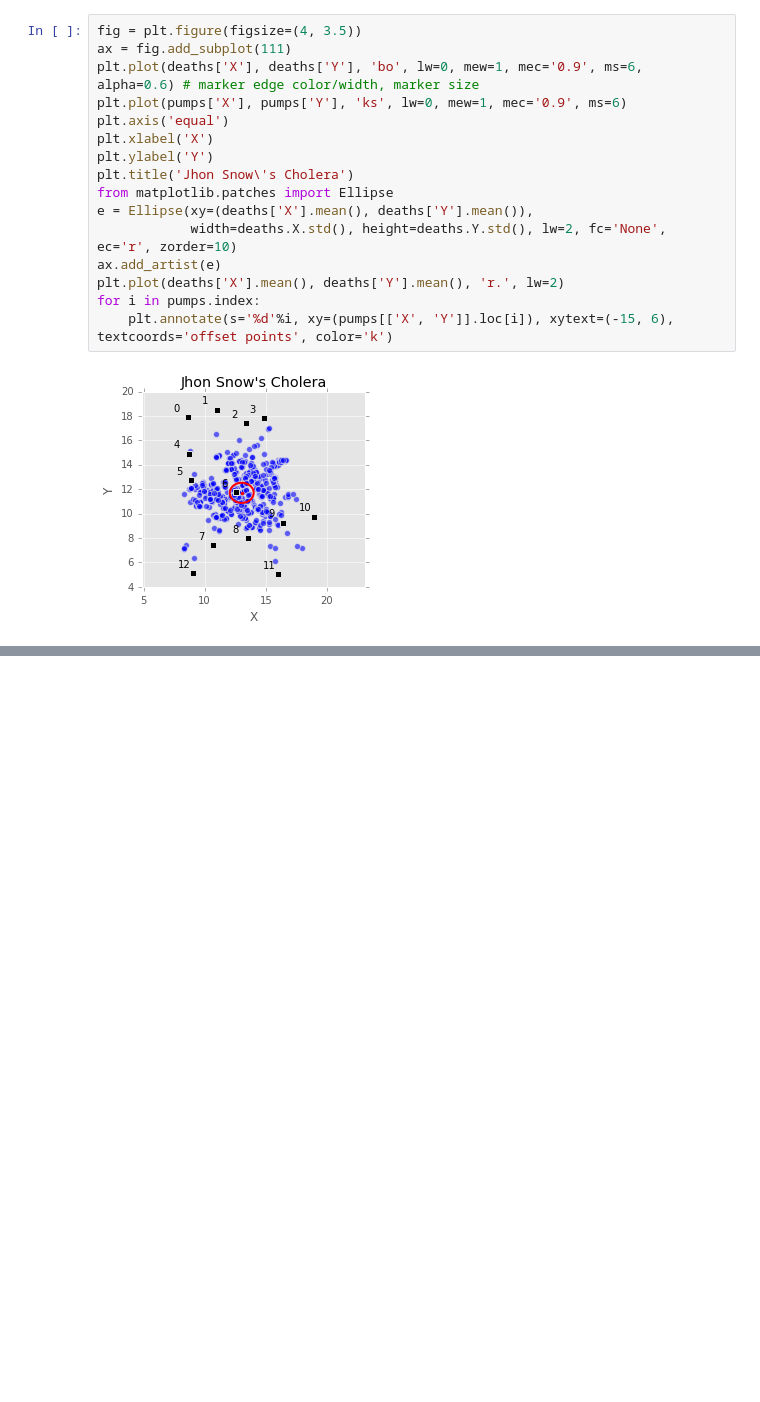
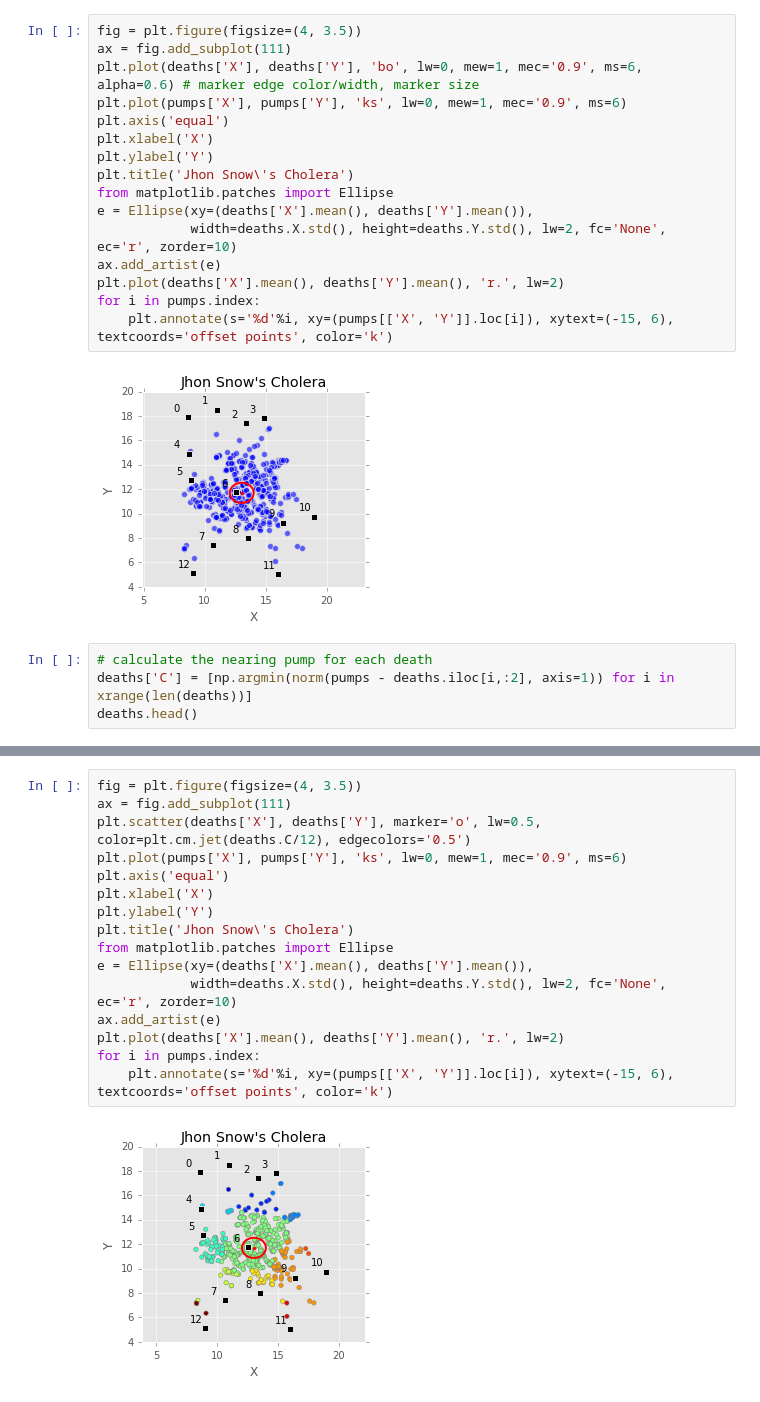
Before and after one commit to grehujt/SmallPythonProjects, a Jupyter notebook: jupyterNotebooks/clustering/clustering.ipynb, the cells around one changed output, grey strips where cells are left out. Cells and saved outputs as stored; diff of their text form; blank space fills up the shorter version.

```diff
--- a/jupyterNotebooks/clustering/clustering.ipynb
+++ b/jupyterNotebooks/clustering/clustering.ipynb
@@ -50,3 +51,7 @@ for i in pumps.index:
     plt.annotate(s='%d'%i, xy=(pumps[['X', 'Y']].loc[i]), xytext=(-15, 6), textcoords='offset points', color='k')
 # %% [output]
 [figure]
+# %%
+# calculate the nearing pump for each death
+deaths['C'] = [np.argmin(norm(pumps - deaths.iloc[i,:2], axis=1)) for i in xrange(len(deaths))]
+deaths.head()
@@ -52,0 +65,18 @@ for i in pumps.index:
+# %%
+fig = plt.figure(figsize=(4, 3.5))
+ax = fig.add_subplot(111)
+plt.scatter(deaths['X'], deaths['Y'], marker='o', lw=0.5, color=plt.cm.jet(deaths.C/12), edgecolors='0.5')
+plt.plot(pumps['X'], pumps['Y'], 'ks', lw=0, mew=1, mec='0.9', ms=6)
+plt.axis('equal')
+plt.xlabel('X')
+plt.ylabel('Y')
+plt.title('Jhon Snow\'s Cholera')
+from matplotlib.patches import Ellipse
+e = Ellipse(xy=(deaths['X'].mean(), deaths['Y'].mean()),
+            width=deaths.X.std(), height=deaths.Y.std(), lw=2, fc='None', ec='r', zorder=10)
+ax.add_artist(e)
+plt.plot(deaths['X'].mean(), deaths['Y'].mean(), 'r.', lw=2)
+for i in pumps.index:
+    plt.annotate(s='%d'%i, xy=(pumps[['X', 'Y']].loc[i]), xytext=(-15, 6), textcoords='offset points', color='k')
+# %% [output]
+[figure, added]
```
Also changed, not shown: parts of 2 cells of this notebook.
